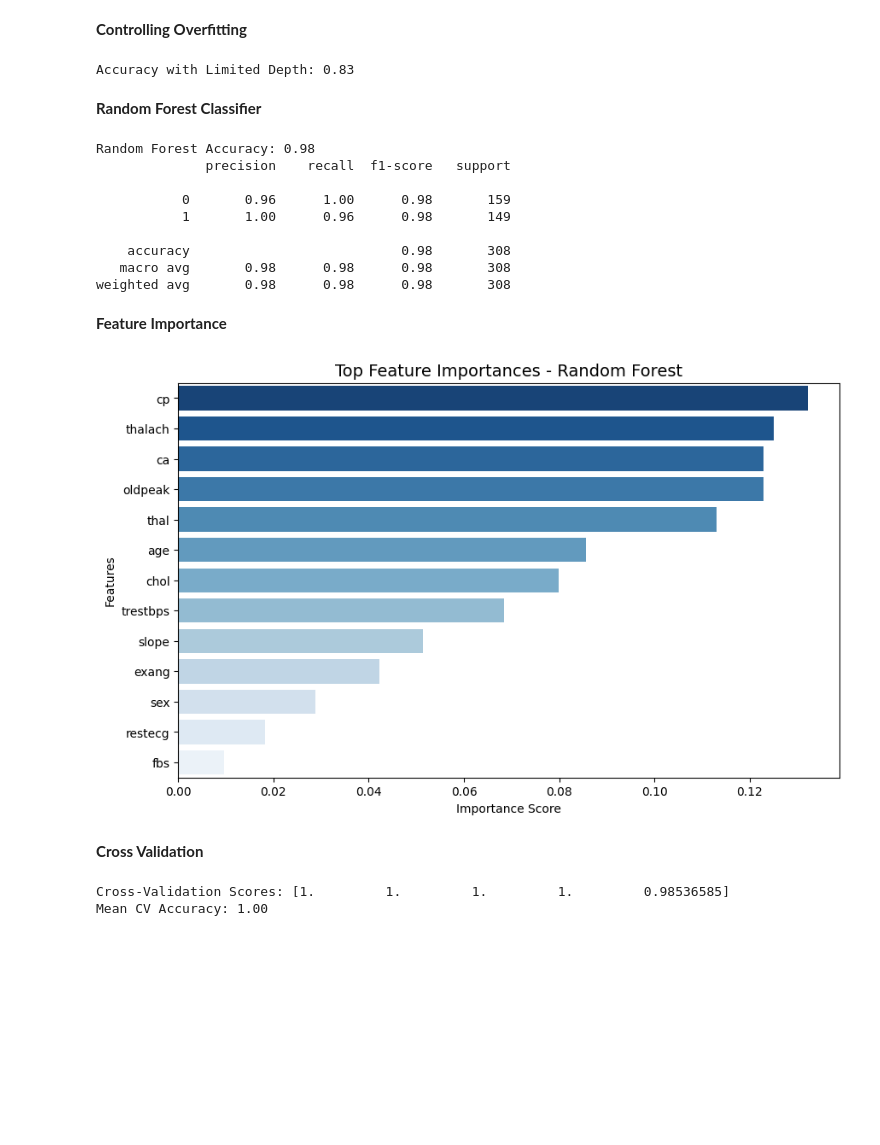
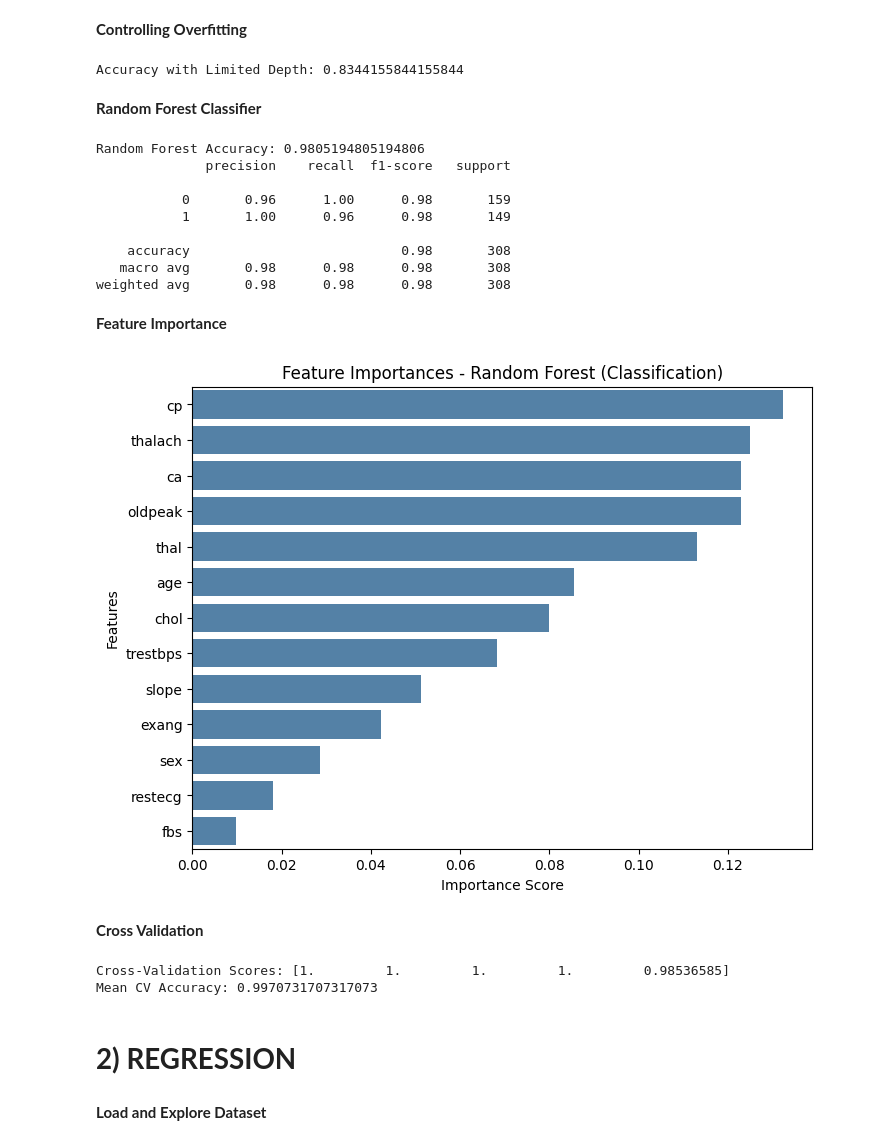
Before and after one commit to VyshnavHareendran/ML_Projects, a Jupyter notebook: Decision-Tree-Random-Forest/EL_Decision_Tree_&_Random_Forest.ipynb, the cells around one changed output. Drawn from its saved outputs; the diff is of its cells as text; code cells hidden in the pictures; blank space fills up the shorter version.

```diff
--- a/Decision-Tree-Random-Forest/EL_Decision_Tree_&_Random_Forest.ipynb
+++ b/Decision-Tree-Random-Forest/EL_Decision_Tree_&_Random_Forest.ipynb
@@ -142,9 +138,9 @@ dtree_limited = DecisionTreeClassifier(max_depth=4, random_state=42)
 dtree_limited.fit(X_train, y_train)
 
 y_pred_limited = dtree_limited.predict(X_test)
-print(f"Accuracy with Limited Depth: {accuracy_score(y_test, y_pred_limited):.2f}")
+print("Accuracy with Limited Depth:", accuracy_score(y_test, y_pred_limited))
 # %% [output]
-Accuracy with Limited Depth: 0.83
+Accuracy with Limited Depth: 0.8344155844155844
 # %% [markdown]
 **Random Forest Classifier**
 # %%
@@ -152,10 +148,10 @@ rf = RandomForestClassifier(n_estimators=100, random_state=42)
 rf.fit(X_train, y_train)
 
 y_pred_rf = rf.predict(X_test)
-print(f"Random Forest Accuracy: {accuracy_score(y_test, y_pred_rf):.2f}")
+print("Random Forest Accuracy:", accuracy_score(y_test, y_pred_rf))
 print(classification_report(y_test, y_pred_rf))
 # %% [output]
-Random Forest Accuracy: 0.98
+Random Forest Accuracy: 0.9805194805194806
               precision    recall  f1-score   support
 
            0       0.96      1.00      0.98       159
@@ -167,23 +163,27 @@ weighted avg       0.98      0.98      0.98       308
 # %% [markdown]
 **Feature Importance**
 # %%
-feat_importance_df = feat_importance.reset_index()
-feat_importance_df.columns = ['Feature', 'Importance']
+importances = rf.feature_importances_
+feat_importance = pd.Series(importances, index=X.columns).sort_values(ascending=False)
 
-plt.figure(figsize=(10,6))
-sns.barplot(data=feat_importance_df, x='Importance', y='Feature', hue='Feature', palette='Blues_r', dodge=False, legend=False)
-plt.title("Top Feature Importances - Random Forest", fontsize=14)
+plt.figure(figsize=(8,6))
+sns.barplot(x=feat_importance.values, y=feat_importance.index, color='steelblue')
+plt.title("Feature Importances - Random Forest (Classification)")
 plt.xlabel("Importance Score")
 plt.ylabel("Features")
 plt.show()
 # %% [output]
-[figure, old version]
+[figure, new version]
 # %% [markdown]
 **Cross Validation**
 # %%
 cv_scores = cross_val_score(rf, X, y, cv=5)
 print("Cross-Validation Scores:", cv_scores)
-print(f"Mean CV Accuracy: {cv_scores.mean():.2f}")
+print("Mean CV Accuracy:", cv_scores.mean())
 # %% [output]
 Cross-Validation Scores: [1.         1.         1.         1.         0.98536585]
-Mean CV Accuracy: 1.00
+Mean CV Accuracy: 0.9970731707317073
+# %% [markdown]
+# **2) REGRESSION**
+# %% [markdown]
+**Load and Explore Dataset**
```
Also changed, not shown: parts of 14 cells of this notebook.
